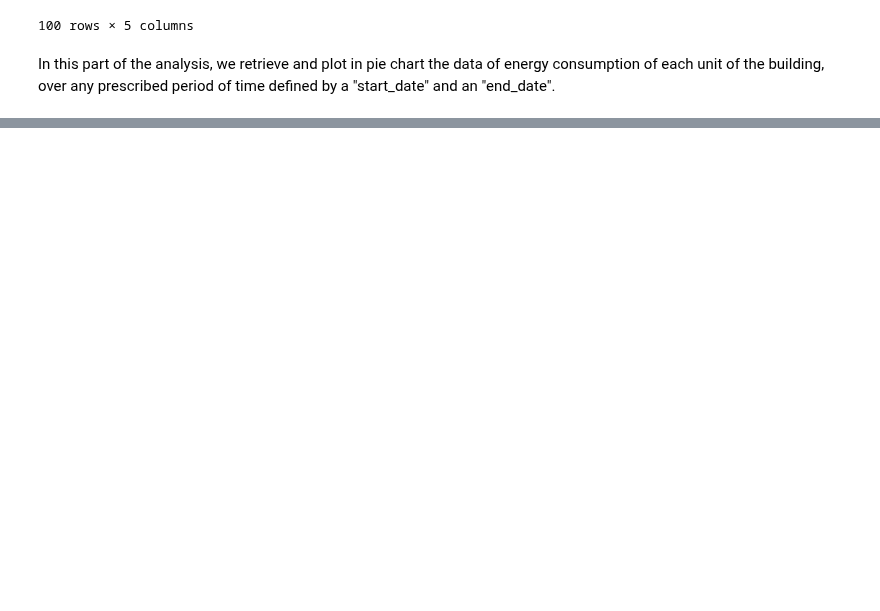
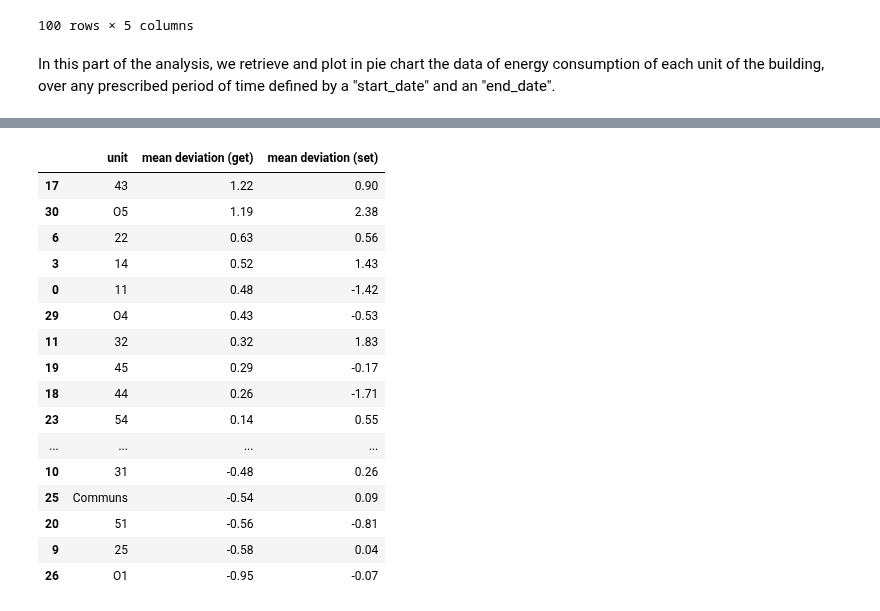
Before and after one commit to rtiedra/data-science, a Jupyter notebook: building_heating/building_heating.ipynb, the cells around one changed output, grey strips where cells are left out. Saved outputs shown, nothing was run; the diff lists cells and outputs as text; code cells hidden in the pictures; blank space fills up the shorter version.

```diff
--- a/building_heating/building_heating.ipynb
+++ b/building_heating/building_heating.ipynb
@@ -337,3 +338,37 @@ plt.tight_layout()
 # %% [output]
 [interactive output not drawn]
 [interactive output not drawn]
+# %%
+deviations = pd.DataFrame()
+
+for unit in units:
+    deviations['unit %s deviation (get)'% unit] = df_get['unit %s (get)'% unit] - df_get['mean (get)']
+    deviations['unit %s deviation (set)'% unit] = df_set['unit %s (set)'% unit] - df_set['mean (set)']
+
+deviations.loc[:, 'unit 11 deviation (set)'::2]
+
+MD = pd.DataFrame()
+MD['unit'] = units
+MD['mean deviation (get)'] = deviations.loc[:, ::2].mean().tolist()
+MD['mean deviation (set)'] = deviations.loc[:, 'unit 11 deviation (set)'::2].mean().tolist()
+MD = round(MD, 2)
+MD.sort_values(by=['mean deviation (get)'], inplace=True, ascending=False)
+MD
+# %% [output]
+|  | unit | mean deviation (get) | mean deviation (set) |
+| 17 | 43 | 1.22 | 0.90 |
+| 30 | O5 | 1.19 | 2.38 |
+| 6 | 22 | 0.63 | 0.56 |
+| 3 | 14 | 0.52 | 1.43 |
+| 0 | 11 | 0.48 | -1.42 |
+| 29 | O4 | 0.43 | -0.53 |
+| 11 | 32 | 0.32 | 1.83 |
+| 19 | 45 | 0.29 | -0.17 |
+| 18 | 44 | 0.26 | -1.71 |
+| 23 | 54 | 0.14 | 0.55 |
+| ... | ... | ... | ... |
+| 10 | 31 | -0.48 | 0.26 |
+| 25 | Communs | -0.54 | 0.09 |
+| 20 | 51 | -0.56 | -0.81 |
+| 9 | 25 | -0.58 | 0.04 |
+| 26 | O1 | -0.95 | -0.07 |
```
Also changed, not shown: parts of 5 cells of this notebook.
